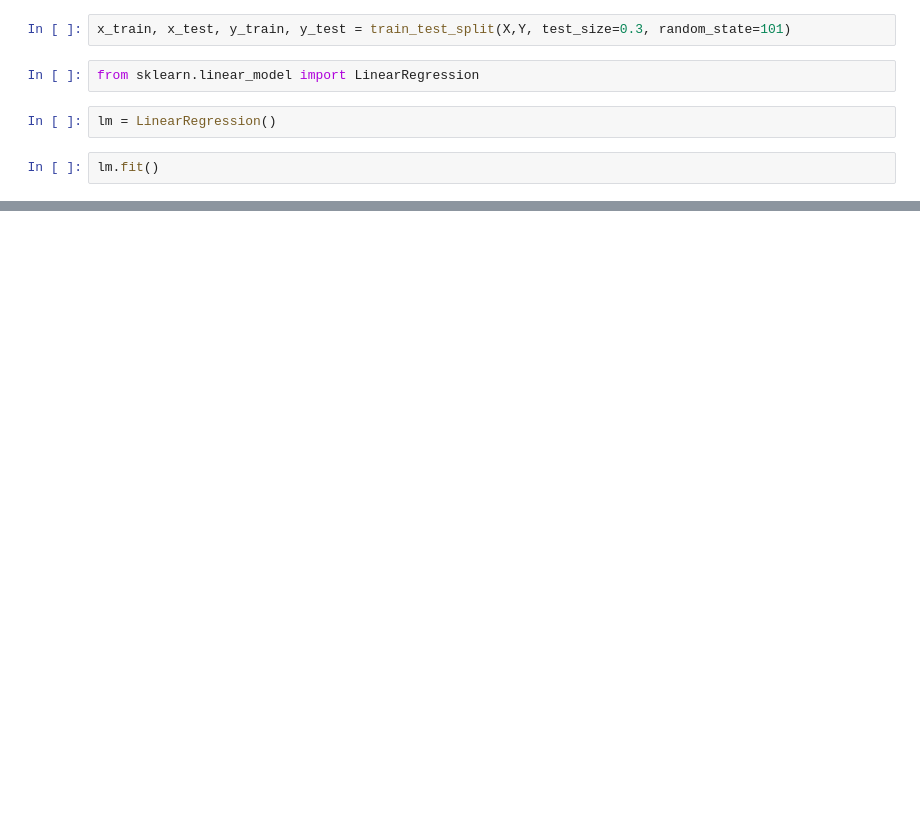
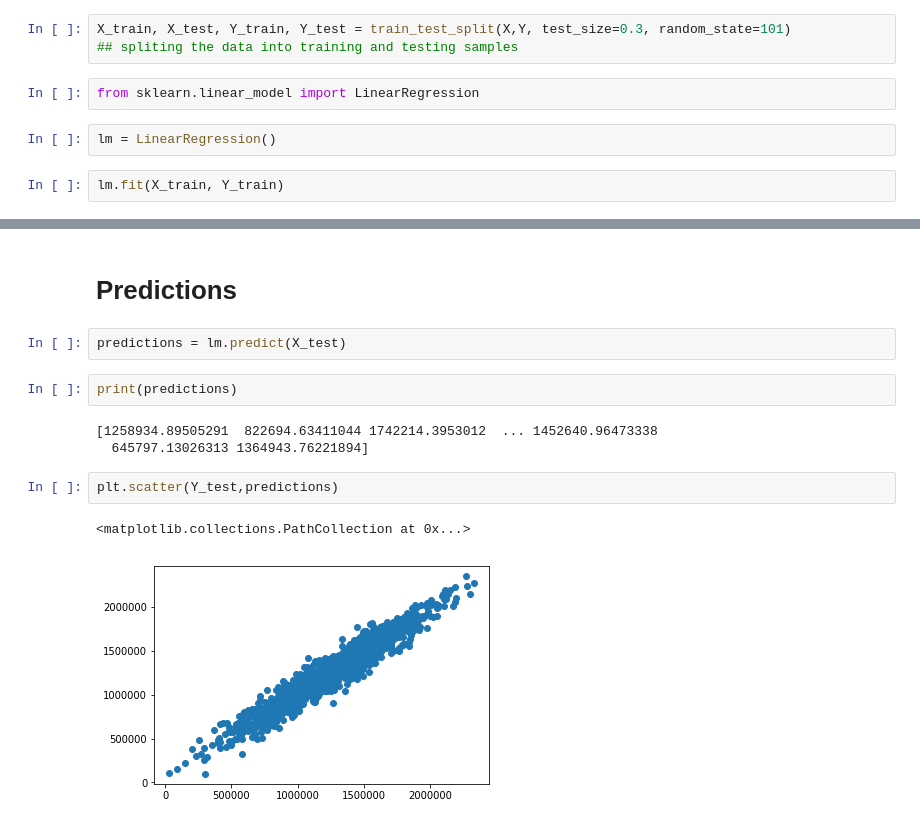
Before and after one commit to JasonBonvie/DataScience, a Jupyter notebook: Linear_Regression.ipynb, the cells around one changed output, grey strips where cells are left out. Drawn from its saved outputs; the diff is of its cells as text; blank space fills up the shorter version.

```diff
--- a/Linear_Regression.ipynb
+++ b/Linear_Regression.ipynb
@@ -94,10 +92,11 @@ Y = df['Price']
 # %%
 from sklearn.model_selection import train_test_split
 # %%
-x_train, x_test, y_train, y_test = train_test_split(X,Y, test_size=0.3, random_state=101)
+X_train, X_test, Y_train, Y_test = train_test_split(X,Y, test_size=0.3, random_state=101)
+## spliting the data into training and testing samples
 # %%
 from sklearn.linear_model import LinearRegression
 # %%
 lm = LinearRegression()
 # %%
-lm.fit()
+lm.fit(X_train, Y_train)
@@ -103,0 +125,14 @@ lm.fit()
+# %% [markdown]
+# Predictions
+# %%
+predictions = lm.predict(X_test)
+# %%
+print(predictions)
+# %% [output]
+[1258934.89505291  822694.63411044 1742214.3953012  ... 1452640.96473338
+  645797.13026313 1364943.76221894]
+# %%
+plt.scatter(Y_test,predictions)
+# %% [output]
+<matplotlib.collections.PathCollection at 0x...>
+[figure, added]
```
Also changed, not shown: parts of 11 cells of this notebook.
